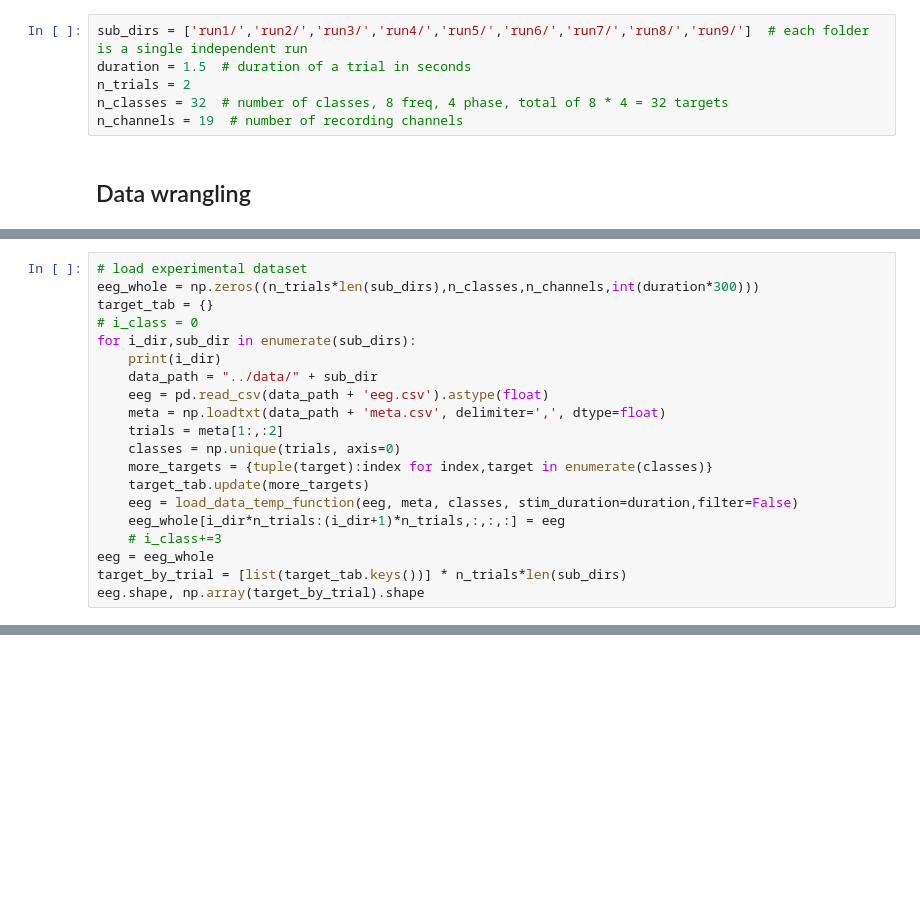
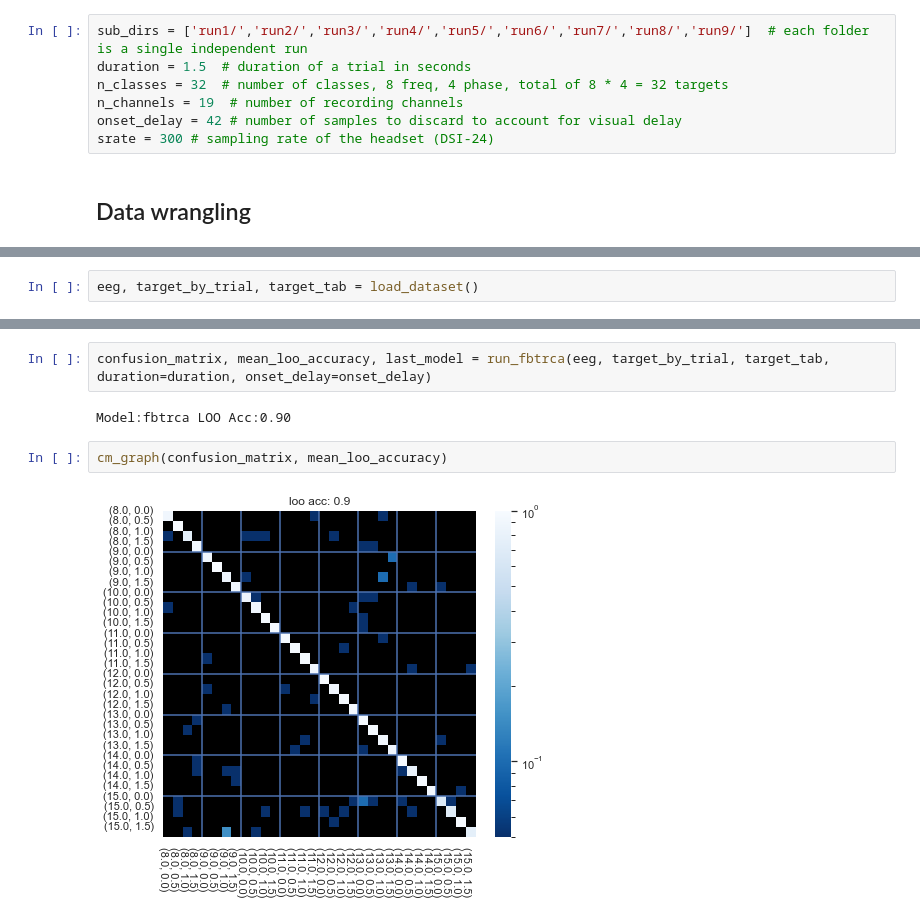
Before and after one commit to atruel01/Triton-NeuroTech-Project-Workshop, a Jupyter notebook: notebooks/baseline.ipynb, the cells around one changed output, grey strips where cells are left out. Drawn from its saved outputs; the diff is of its cells as text; blank space fills up the shorter version.

Commit message:
Refactor Baseline Notebook Refactored the baseline.ipynb code, and included confusion matrix and templates visualization.

```diff
--- a/notebooks/baseline.ipynb
+++ b/notebooks/baseline.ipynb
@@ -43,9 +30,10 @@ from brainda.algorithms.decomposition import (
 # %%
 sub_dirs = ['run1/','run2/','run3/','run4/','run5/','run6/','run7/','run8/','run9/']  # each folder is a single independent run
 duration = 1.5  # duration of a trial in seconds
-n_trials = 2
 n_classes = 32  # number of classes, 8 freq, 4 phase, total of 8 * 4 = 32 targets
 n_channels = 19  # number of recording channels
+onset_delay = 42 # number of samples to discard to account for visual delay
+srate = 300 # sampling rate of the headset (DSI-24)
 # %% [markdown]
 ## Data wrangling
 # %%
@@ -76,21 +88,3 @@ def load_data_temp_function(eeg, meta, classes, stim_duration=5, filter=True):
 # %%
-# load experimental dataset
-eeg_whole = np.zeros((n_trials*len(sub_dirs),n_classes,n_channels,int(duration*300)))
-target_tab = {}
-# i_class = 0
-for i_dir,sub_dir in enumerate(sub_dirs):
-    print(i_dir)
-    data_path = "../data/" + sub_dir
-    eeg = pd.read_csv(data_path + 'eeg.csv').astype(float)
-    meta = np.loadtxt(data_path + 'meta.csv', delimiter=',', dtype=float)
-    trials = meta[1:,:2]
-    classes = np.unique(trials, axis=0)
-    more_targets = {tuple(target):index for index,target in enumerate(classes)}
-    target_tab.update(more_targets)
-    eeg = load_data_temp_function(eeg, meta, classes, stim_duration=duration,filter=False)
-    eeg_whole[i_dir*n_trials:(i_dir+1)*n_trials,:,:,:] = eeg
-    # i_class+=3
-eeg = eeg_whole
-target_by_trial = [list(target_tab.keys())] * n_trials*len(sub_dirs)
-eeg.shape, np.array(target_by_trial).shape
+eeg, target_by_trial, target_tab = load_dataset()
 # %% [output]
@@ -184,0 +172,8 @@ AttributeError: 'FBTDCA' object has no attribute 'l'
+# %%
+confusion_matrix, mean_loo_accuracy, last_model = run_fbtrca(eeg, target_by_trial, target_tab, duration=duration, onset_delay=onset_delay)
+# %% [output]
+Model:fbtrca LOO Acc:0.90
+# %%
+cm_graph(confusion_matrix, mean_loo_accuracy)
+# %% [output]
+[figure, added]
```
Also changed, not shown: parts of 12 cells of this notebook.
